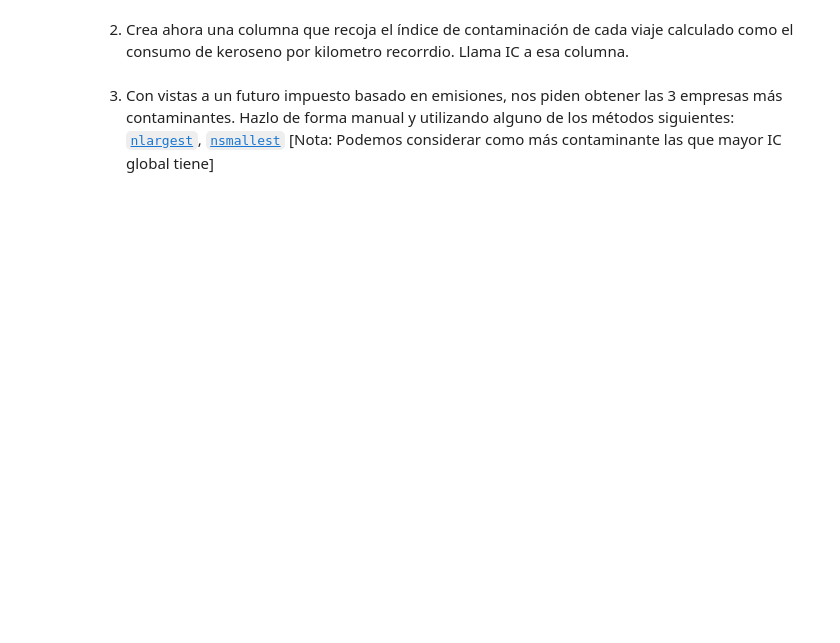
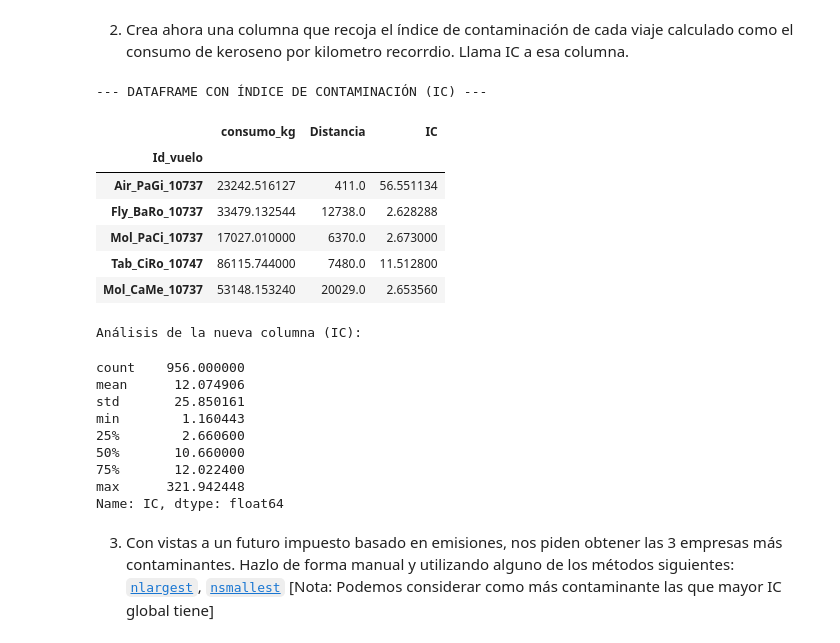
Before and after one commit to estudiohrsholding/DS_Hector-R., a Jupyter notebook: 02_Herramientas_Avanzadas/Sprint_04/Unidad_02_Pandas_II/03_Practica_Obligatoria/18_Practica_Obligatoria_Pandas_II.ipynb, the cells around one changed output. Saved outputs shown, nothing was run; the diff lists cells and outputs as text; code cells hidden in the pictures; blank space fills up the shorter version.

```diff
--- a/02_Herramientas_Avanzadas/Sprint_04/Unidad_02_Pandas_II/03_Practica_Obligatoria/18_Practica_Obligatoria_Pandas_II.ipynb
+++ b/02_Herramientas_Avanzadas/Sprint_04/Unidad_02_Pandas_II/03_Practica_Obligatoria/18_Practica_Obligatoria_Pandas_II.ipynb
@@ -147,2 +211,8 @@ Air_PaCi_10737          16872,219     503.0
 # %% [markdown]
 4. Ahora con los nulos en las columnas numéricas, ¿hay alguna columna que creas que puedes reconstruir completamente? ¿Cuál?
+# %%
+df_viajes_aereos['Distancia'] = df_viajes_aereos.groupby(['Origen', 'Destino'])['Distancia'].transform(lambda x: x.fillna(x.mean()))
+
+# --- VERIFICACIÓN ---
+print("--- ESTADO DE NULOS DESPUÉS DE LA RECONSTRUCCIÓN ---")
+print(df_viajes_aereos.isnull().sum())
@@ -158,3 +346,29 @@ Air_PaCi_10737          16872,219     503.0
 Una vez "limpios" ya podemos analizar los datos y/o manipularlos. De hecho, nos piden que:
 
 1. Clasifiquemos los vuelos en Larga Distancia (LD), Media Distancia (MD) y Regionales (R). Con los siguientes límites: más de 9000km, entre 1500 y 9000 kms y resto de vuelos. Añade una columna al `DataFrame` que tenga esa clasificación por vuelo.
+# %%
+condiciones = [
+    # Condición 1: Larga Distancia (LD)
+    df_viajes_aereos['Distancia'] > 9000,
+
+    # Condición 2: Media Distancia (MD)
+    # Rango: (1500 km, 9000 km]
+    (df_viajes_aereos['Distancia'] > 1500) & (df_viajes_aereos['Distancia'] <= 9000)
+]
+
+# 2. Definición de las etiquetas (Labels)
+etiquetas = ['LD', 'MD']
+
+# 3. Aplicación de np.select()
+# El valor por defecto ('R') se asigna a todos los vuelos restantes (<= 1500 km)
+df_viajes_aereos['Clasificacion_Distancia'] = np.select(
+    condiciones,
+    etiquetas,
+    default='R'
+)
+
+print("--- CLASIFICACIÓN DE VUELOS POR DISTANCIA ---")
+# Verificamos la creación de la nueva columna y su distribución
+display(df_viajes_aereos[['Distancia', 'Clasificacion_Distancia']].head())
+print("\nDistribución de la nueva clasificación:")
+print(df_viajes_aereos['Clasificacion_Distancia'].value_counts())
@@ -161,4 +390,34 @@ Una vez "limpios" ya podemos analizar los datos y/o manipularlos. De hecho, nos
 # %% [markdown]
 2. Crea ahora una columna que recoja el índice de contaminación de cada viaje calculado como el consumo de keroseno por kilometro recorrdio. Llama IC a esa columna.
+# %%
+# El cálculo se realiza vectorialmente, dividiendo elemento por elemento entre las dos Series.
+df_viajes_aereos['IC'] = df_viajes_aereos['consumo_kg'] / df_viajes_aereos['Distancia']
+
+# --- Verificación ---
+print("--- DATAFRAME CON ÍNDICE DE CONTAMINACIÓN (IC) ---")
+# Mostramos las columnas involucradas y la nueva métrica
+display(df_viajes_aereos[['consumo_kg', 'Distancia', 'IC']].head())
+
+print("\nAnálisis de la nueva columna (IC):")
+df_viajes_aereos['IC'].describe()
+# %% [output]
+--- DATAFRAME CON ÍNDICE DE CONTAMINACIÓN (IC) ---
+|  | consumo_kg | Distancia | IC |
+| Id_vuelo |  |  |  |
+| Air_PaGi_10737 | 23242.516127 | 411.0 | 56.551134 |
+| Fly_BaRo_10737 | 33479.132544 | 12738.0 | 2.628288 |
+| Mol_PaCi_10737 | 17027.010000 | 6370.0 | 2.673000 |
+| Tab_CiRo_10747 | 86115.744000 | 7480.0 | 11.512800 |
+| Mol_CaMe_10737 | 53148.153240 | 20029.0 | 2.653560 |
+Análisis de la nueva columna (IC):
+count    956.000000
+mean      12.074906
+std       25.850161
+min        1.160443
+25%        2.660600
+50%       10.660000
+75%       12.022400
+max      321.942448
+Name: IC, dtype: float64
 # %% [markdown]
 3. Con vistas a un futuro impuesto basado en emisiones, nos piden obtener las 3 empresas más contaminantes. Hazlo de forma manual y utilizando alguno de los métodos siguientes: [`nlargest`](https://pandas.pydata.org/docs/reference/api/pandas.DataFrame.nlargest.html "Info sobre nlargest"), [`nsmallest`](https://pandas.pydata.org/docs/reference/api/pandas.DataFrame.nsmallest.html "Info sobre smallest") [Nota: Podemos considerar como más contaminante las que mayor IC global tiene]
```
Also changed, not shown: parts of 39 cells of this notebook, 1 other file.
